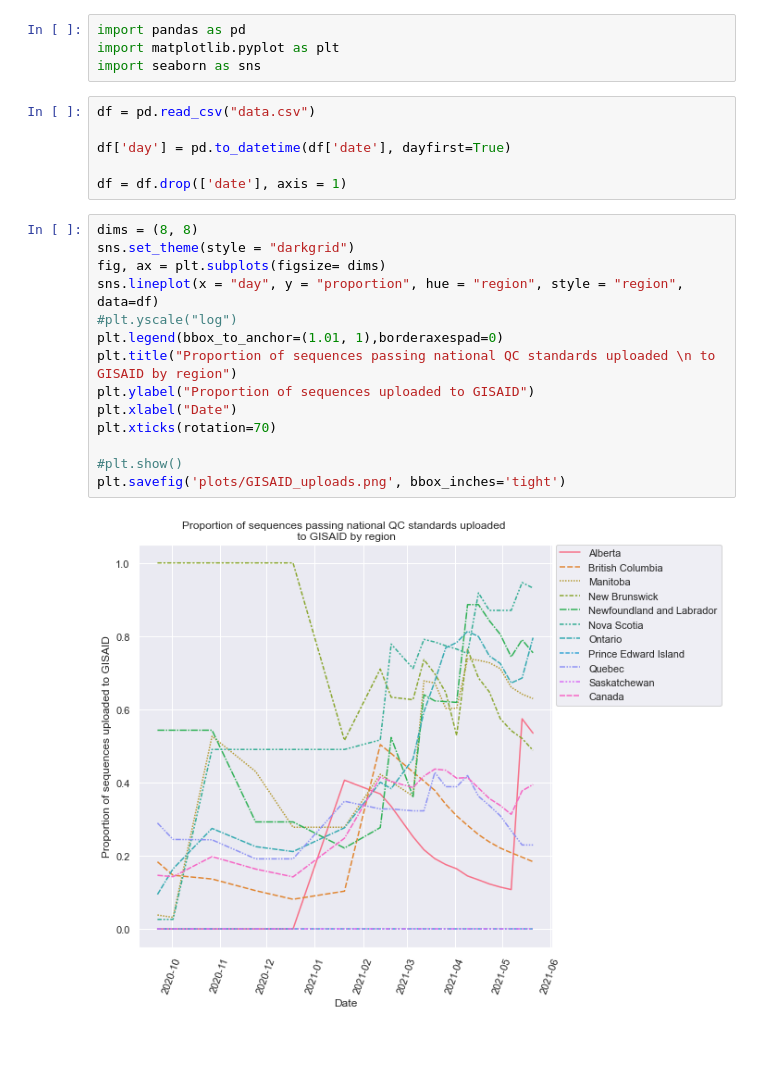
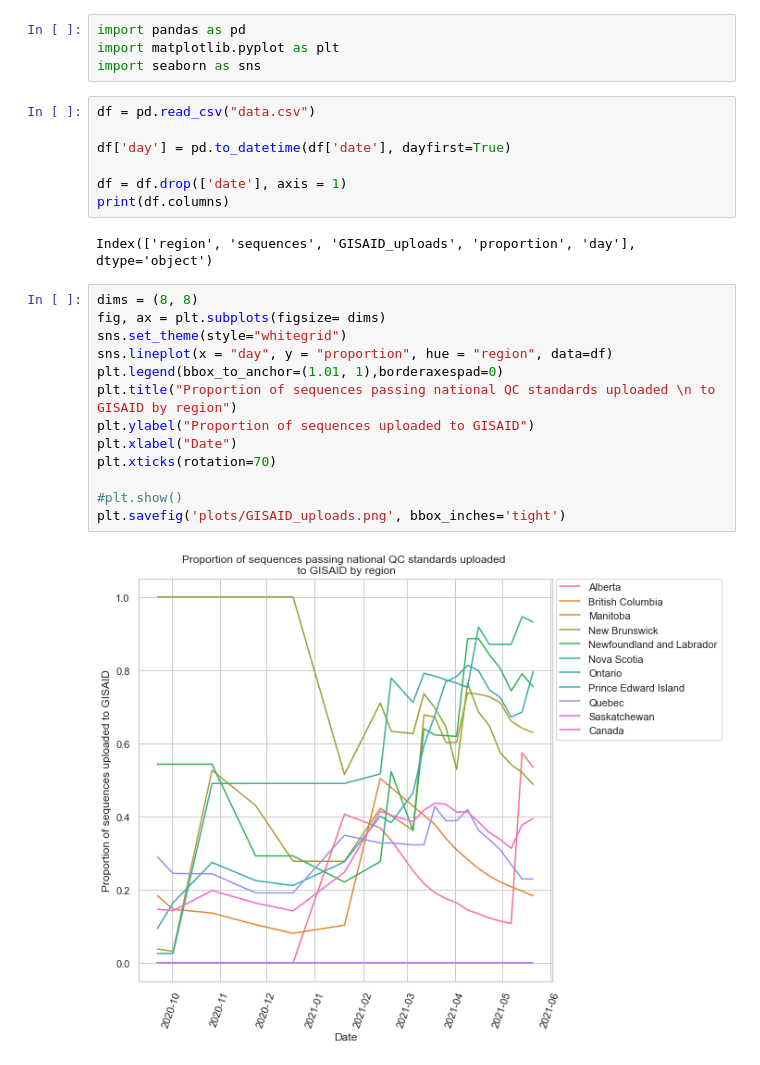
Before and after one commit to eringill/gisaid_uploads, a Jupyter notebook: gisaid.ipynb, the cells around one changed output. Drawn from its saved outputs; the diff is of its cells as text.

```diff
--- a/gisaid.ipynb
+++ b/gisaid.ipynb
@@ -8,19 +8,21 @@ df = pd.read_csv("data.csv")
 df['day'] = pd.to_datetime(df['date'], dayfirst=True)
 
 df = df.drop(['date'], axis = 1)
+print(df.columns)
+# %% [output]
+Index(['region', 'sequences', 'GISAID_uploads', 'proportion', 'day'], dtype='object')
 # %%
 dims = (8, 8)
-sns.set_theme(style = "darkgrid")
 fig, ax = plt.subplots(figsize= dims)
-sns.lineplot(x = "day", y = "proportion", hue = "region", style = "region", data=df)
-#plt.yscale("log")
+sns.set_theme(style="whitegrid")
+sns.lineplot(x = "day", y = "proportion", hue = "region", data=df)
 plt.legend(bbox_to_anchor=(1.01, 1),borderaxespad=0)
 plt.title("Proportion of sequences passing national QC standards uploaded \n to GISAID by region")
 plt.ylabel("Proportion of sequences uploaded to GISAID")
 plt.xlabel("Date")
 plt.xticks(rotation=70)
 
 #plt.show()
 plt.savefig('plots/GISAID_uploads.png', bbox_inches='tight')
 # %% [output]
-[figure, old version]
+[figure, new version]
```
Also changed, not shown: parts of 4 cells of this notebook, 4 other files.
